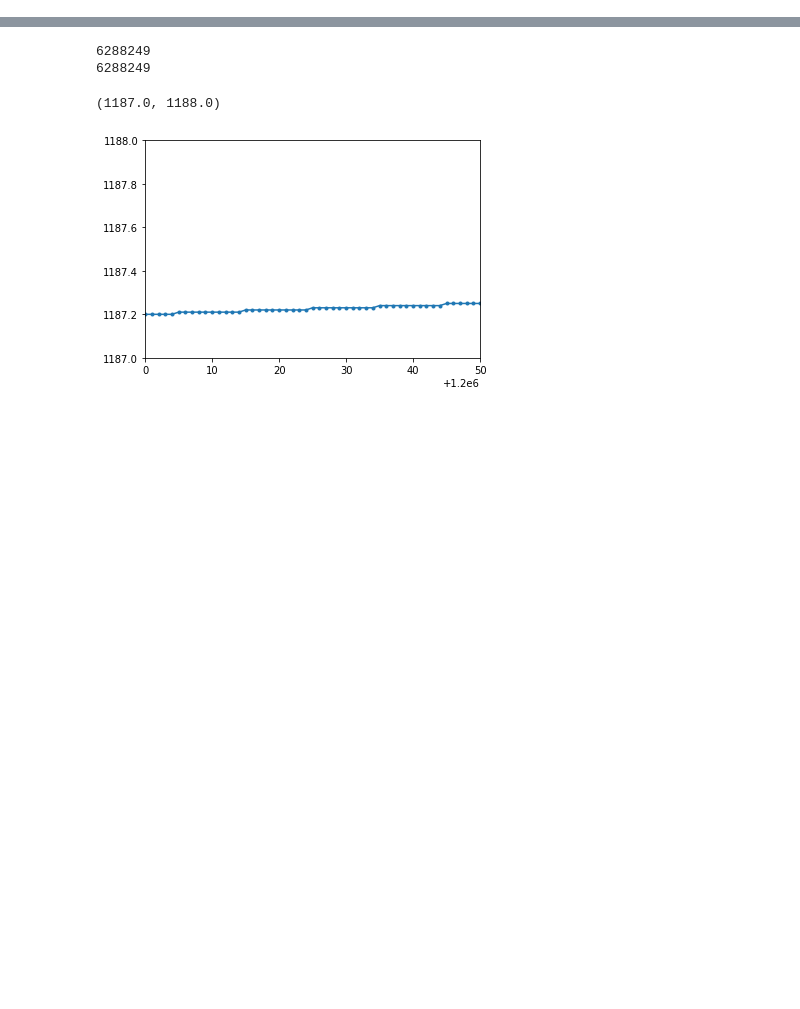
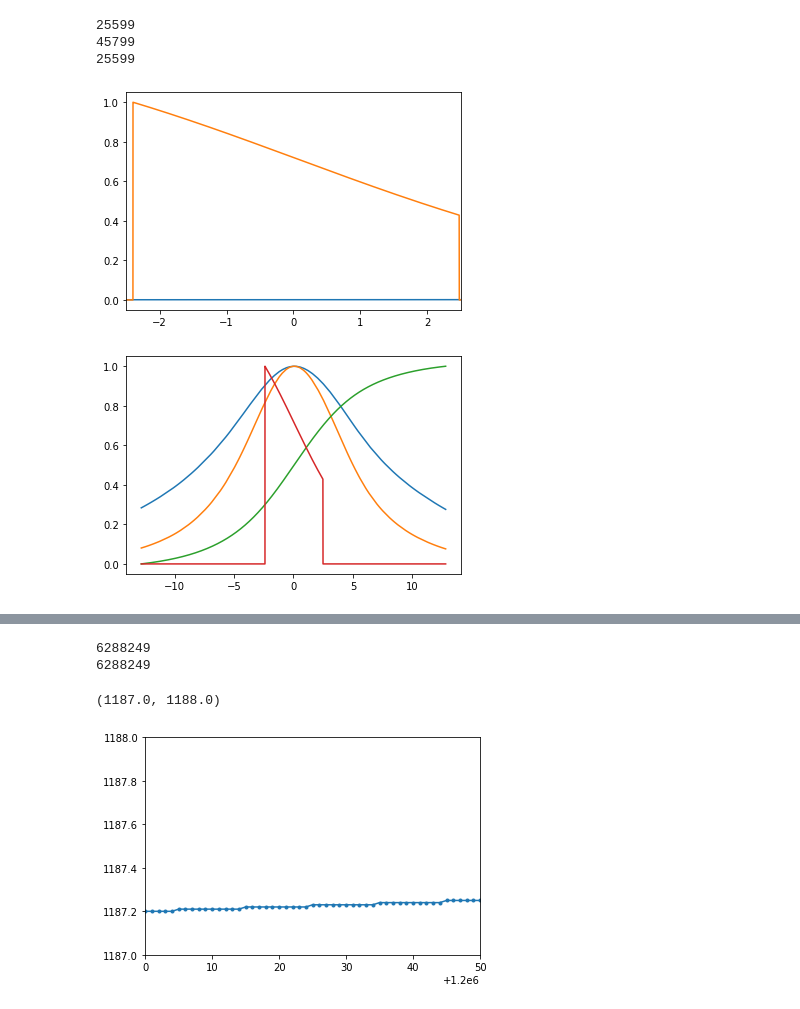
Before and after one commit to koquinlan/dynamicScanning, a Jupyter notebook: python/Exclusion Line Plots Final.ipynb, the cells around one changed output, grey strips where cells are left out. Drawn from its saved outputs; the diff is of its cells as text; code cells hidden in the pictures; blank space fills up the shorter version.

```diff
--- a/python/Exclusion Line Plots.ipynb
+++ b/python/Exclusion Line Plots Final.ipynb
@@ -144,0 +380,34 @@ plt.show()
+# %%
+targets = np.loadtxt(r'C:\Users\Lehnert Lab\Desktop\mexDynamicScanning\scanDir\state\inProgressTargets.csv', delimiter=',')
+points = np.loadtxt(r'C:\Users\Lehnert Lab\Desktop\mexDynamicScanning\scanDir\state\points.csv', delimiter=',')
+line = np.loadtxt(r'C:\Users\Lehnert Lab\Desktop\mexDynamicScanning\scanDir\runs\seed\data\exclusionLine_2024-03-11_15-14-35.csv', delimiter=',')
+SNR = np.loadtxt(r'C:\Users\Lehnert Lab\Desktop\mexDynamicScanning\scanDir\state\trimmedSNR.csv', delimiter=',')
+
+print(len(targets))
+print(len(runData['dynamic'][0][1]))
+
+print(len(line[1]))
+# %% [output]
+25599
+45799
+25599
+# %%
+totSum = np.sum(np.power(SNR,2)); totSum
+cumSum = [np.sum(np.power(SNR[:j], 2)) for j in range(len(SNR))]/totSum
+# %%
+plt.plot(line[1], targets)
+plt.plot(line[1], points)
+
+plt.xlim([-2.5,2.5])
+
+plt.show()
+
+plt.plot(line[1], SNR)
+plt.plot(line[1], np.power(SNR,2))
+plt.plot(line[1], cumSum)
+plt.plot(line[1], points)
+
+plt.show()
+# %% [output]
+[figure, added]
+[figure, added]
```
Also changed, not shown: parts of 38 cells of this notebook, 5 other files.
